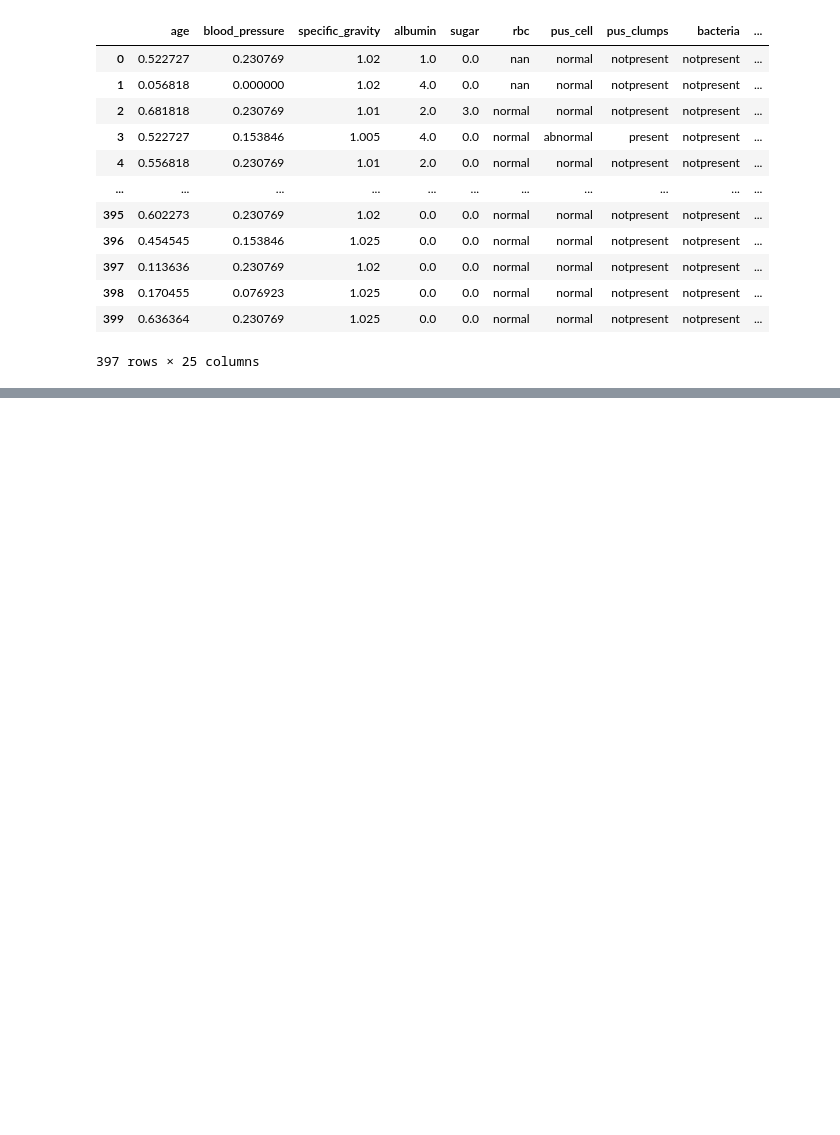
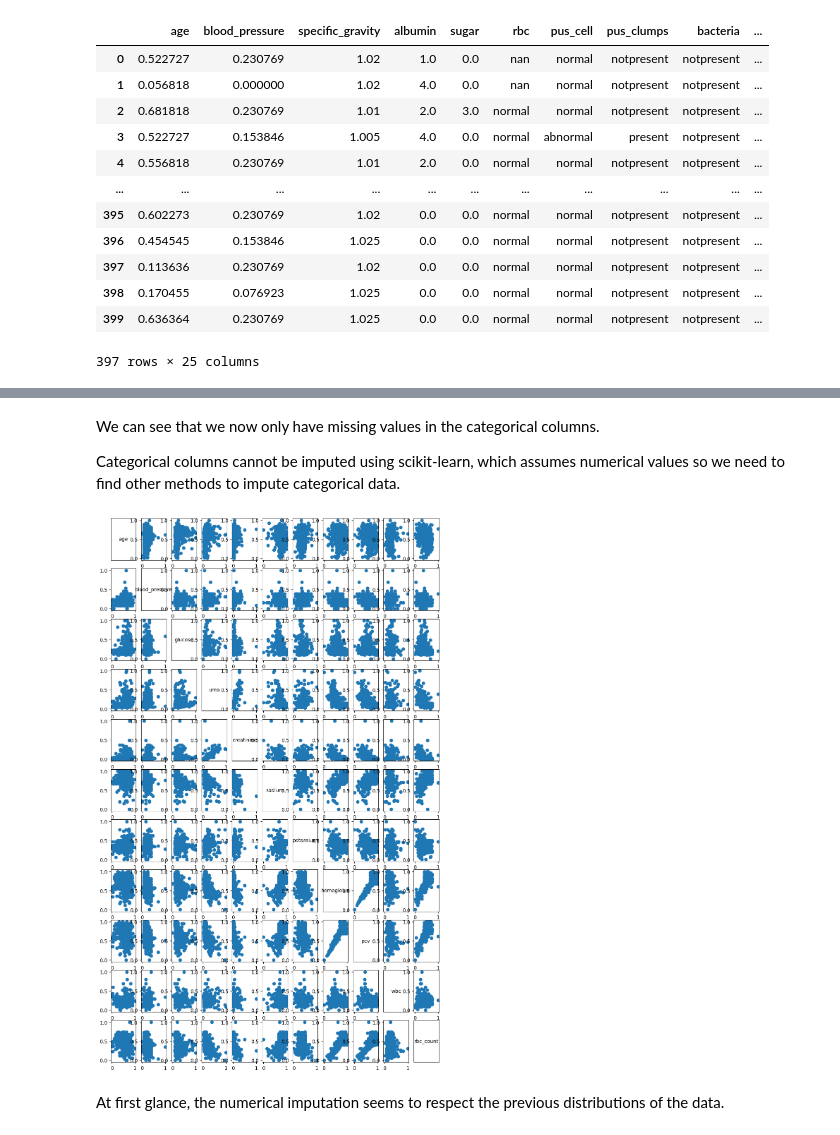
Before and after one commit to andreaperval-gap/SP_FinalProject, a Jupyter notebook: Scientific_Programming.ipynb, the cells around one changed output, grey strips where cells are left out. Drawn from its saved outputs; the diff is of its cells as text; code cells hidden in the pictures; blank space fills up the shorter version.

```diff
--- a/Scientific_Programming.ipynb
+++ b/Scientific_Programming.ipynb
@@ -800,0 +882,12 @@ df_pipeline
+# %% [markdown]
+We can see that we now only have missing values in the categorical columns.
+
+Categorical columns cannot be imputed using scikit-learn, which assumes
+numerical values so we need to find other methods to impute categorical data.
+# %%
+plot_pairs(imputed_df, numeric_cols)
+# %% [output]
+[figure, added]
+# %% [markdown]
+At first glance, the numerical imputation seems to respect the previous distributions
+of the data.
```
Also changed, not shown: parts of 17 cells of this notebook, 1 other file.
